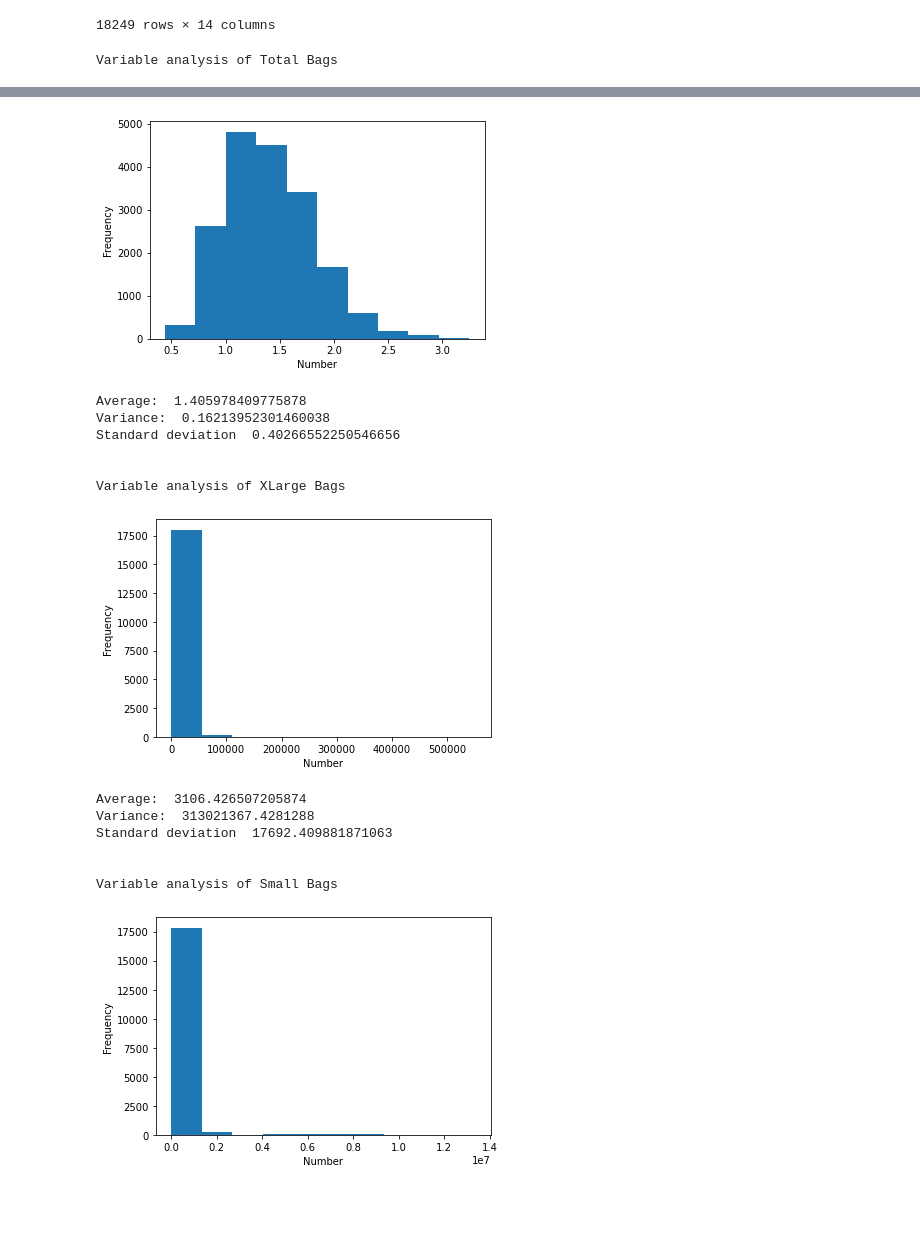
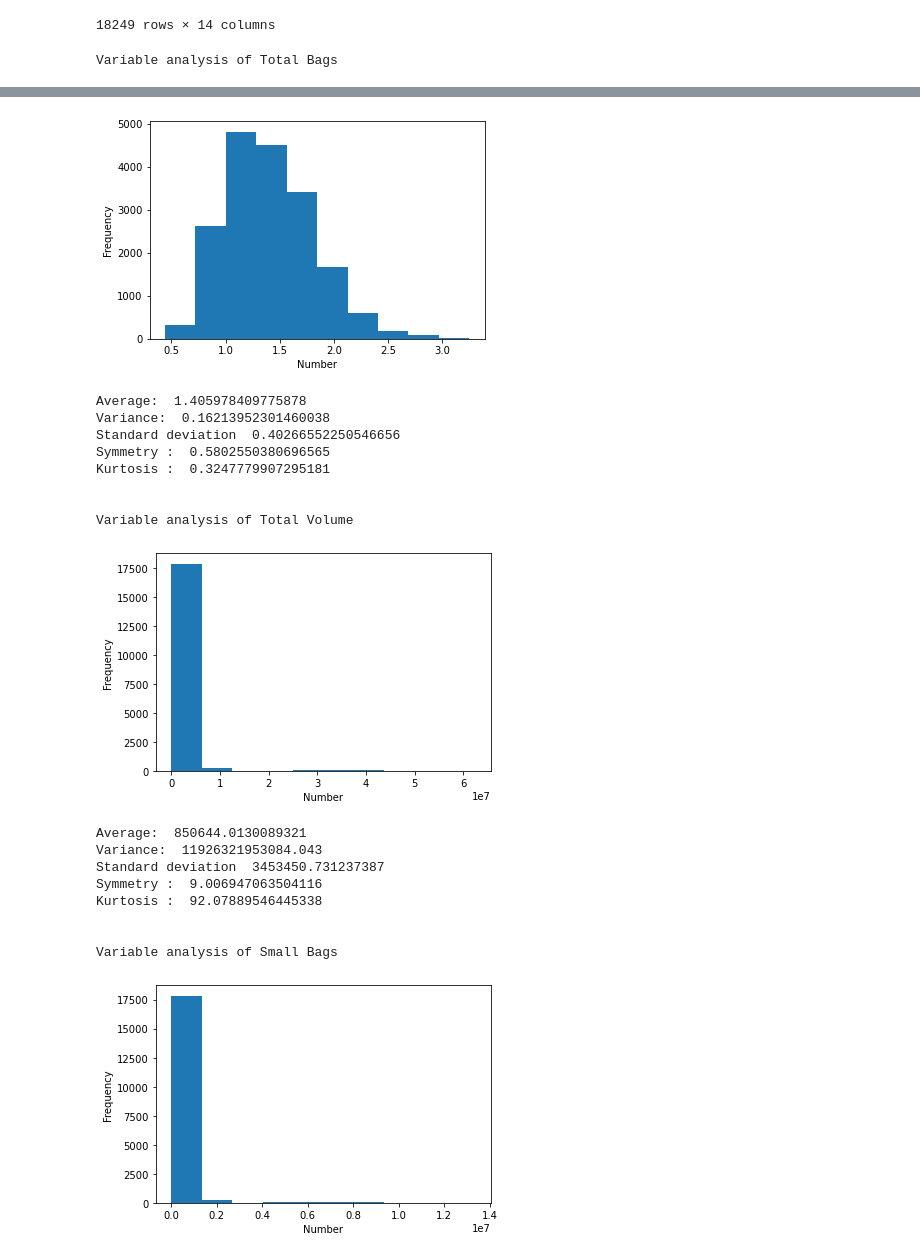
Before and after one commit to carooobregon/avocado-analysis, a Jupyter notebook: avocado-analysis.ipynb, the cells around one changed output, grey strips where cells are left out. Drawn from its saved outputs; the diff is of its cells as text; code cells hidden in the pictures; blank space fills up the shorter version.

Commit message:
added symm and kurtosis

```diff
--- a/avocado-analysis.ipynb
+++ b/avocado-analysis.ipynb
@@ -53,7 +56,7 @@ def analyzeVar(idx_num):
 # %%
 analyzeVar(7)
 analyzeVar(2)
-analyzeVar(10)
+analyzeVar(3)
 analyzeVar(8)
 # %% [output]
 Variable analysis of Total Bags
@@ -64,17 +69,21 @@ Standard deviation  986215.3770258684
 
 
 Variable analysis of AveragePrice
 [figure]
 Average:  1.405978409775878
 Variance:  0.16213952301460038
 Standard deviation  0.40266552250546656
+Symmetry :  0.5802550380696565
+Kurtosis :  0.3247779907295181
 
 
-Variable analysis of XLarge Bags
+Variable analysis of Total Volume
-[figure, old version]
+[figure, new version]
-Average:  3106.426507205874
-Variance:  313021367.4281288
-Standard deviation  17692.409881871063
+Average:  850644.0130089321
+Variance:  11926321953084.043
+Standard deviation  3453450.731237387
+Symmetry :  9.006947063504116
+Kurtosis :  92.07889546445338
 
 
 Variable analysis of Small Bags
```
Also changed, not shown: parts of 3 cells of this notebook.
